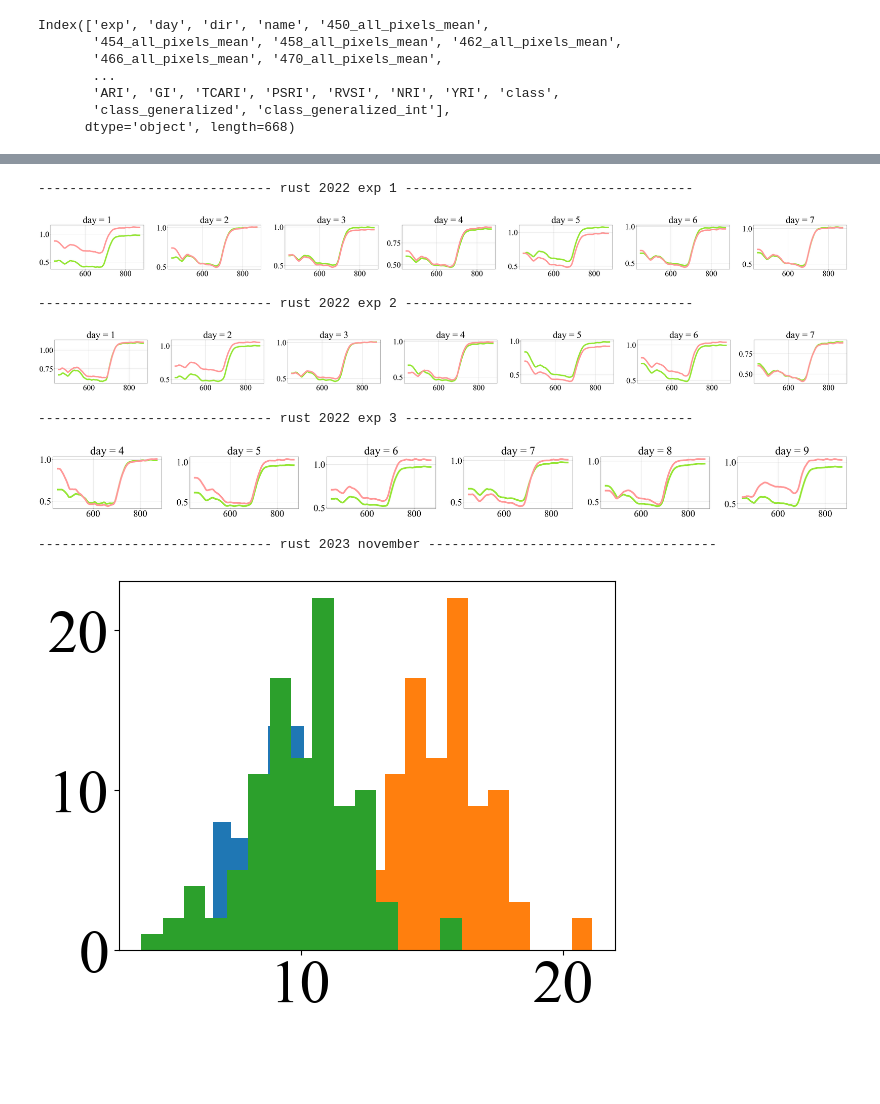
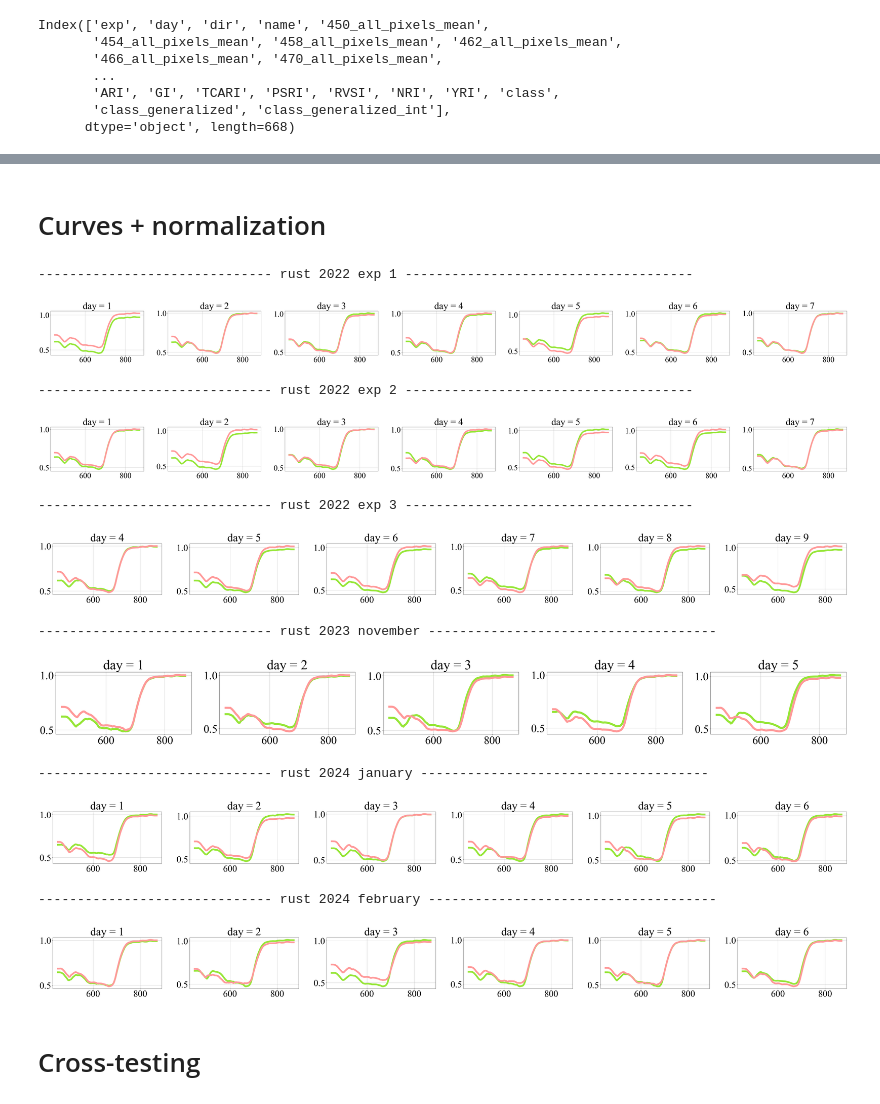
Before and after one commit to DanilaEremenko/HyperProcessing, a Jupyter notebook: main_ml_classify.ipynb, the cells around one changed output, grey strips where cells are left out. Drawn from its saved outputs; the diff is of its cells as text; code cells hidden in the pictures; blank space fills up the shorter version.

```diff
--- a/main_ml_classify.ipynb
+++ b/main_ml_classify.ipynb
@@ -54,7 +54,7 @@ def get_exp_name_from_dir(dir) -> str:
     else:
         raise Exception(f"Undefined exp for dir {dir}")
 # %%
-features_df = features_df.drop(columns=['day','exp','class_generalized_int'])
+# features_df = features_df.drop(columns=['day','exp','class_generalized_int'])
 
 features_df.insert(0, 'day', features_df['dir'].apply(lambda s:int(s[-5])))
 features_df.insert(0, 'exp', features_df['dir'].apply(get_exp_name_from_dir))
@@ -118,0 +159,2 @@ scale_std*=2
+# %% [markdown]
+# Curves + normalization
@@ -159,16 +183,29 @@ def draw_curves_of_sub_df(sub_df:pd.DataFrame):
+# %%
+features_norm_df = features_df.copy()
+for exp in features_df['exp'].unique():
+    for day in features_df[(features_df['exp']==exp)]['day'].unique():
+        indexes = (features_df['exp']==exp)&(features_df['day']==day)
+        features_norm_df[indexes] = normalize_df(features_norm_df[indexes])
 # %%
-for exp in features_df['exp'].unique():
+for exp in features_norm_df['exp'].unique():
     print(f"------------------------------ {exp} -------------------------------------")
-    draw_curves_of_sub_df(sub_df = features_df[(features_df['exp']==exp)])
+    draw_curves_of_sub_df(sub_df = features_norm_df[(features_norm_df['exp']==exp)])
     print('\n\n\n')
 # %% [output]
 ------------------------------ rust 2022 exp 1 -------------------------------------
-[figure, old version]
+[figure, new version]
 ------------------------------ rust 2022 exp 2 -------------------------------------
-[figure, old version]
+[figure, new version]
 ------------------------------ rust 2022 exp 3 -------------------------------------
-[figure, old version]
+[figure, new version]
 ------------------------------ rust 2023 november -------------------------------------
+[figure, added]
+------------------------------ rust 2024 january -------------------------------------
+[figure, added]
+------------------------------ rust 2024 february -------------------------------------
+[figure, added]
+# %% [markdown]
+# Cross-testing
 # %%
 from sklearn.model_selection import cross_val_score, train_test_split, StratifiedKFold, GridSearchCV
 from sklearn.pipeline import make_pipeline
@@ -220,12 +254,0 @@ def fit_svm(x_train:pd.DataFrame, y_train:pd.Series,x_test:pd.DataFrame, y_test:
-# %%
-arr1 = np.random.normal(10, 2,size=(100,1))
-arr2 = np.random.normal(10, 2,size=(100,1))+5
-target_mean = arr1.mean()
-target_std = arr1.std()
-scaler = StandardScaler()
-plt.hist(arr1[:,0],15)
-plt.hist(arr2[:,0],15)
-plt.hist(scaler.fit_transform(arr2)*target_std+target_mean,15)
-plt.show()
-# %% [output]
-[figure, removed]
```
Also changed, not shown: parts of 11 cells of this notebook.
